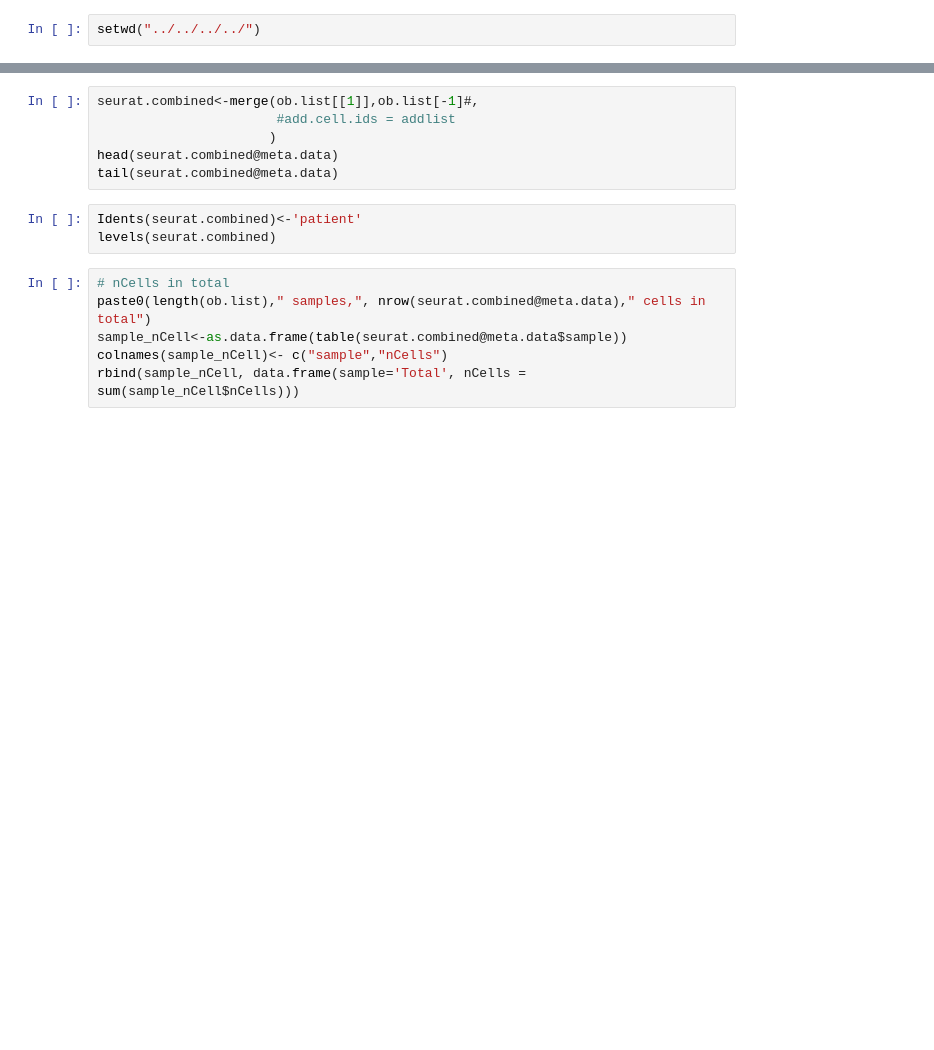
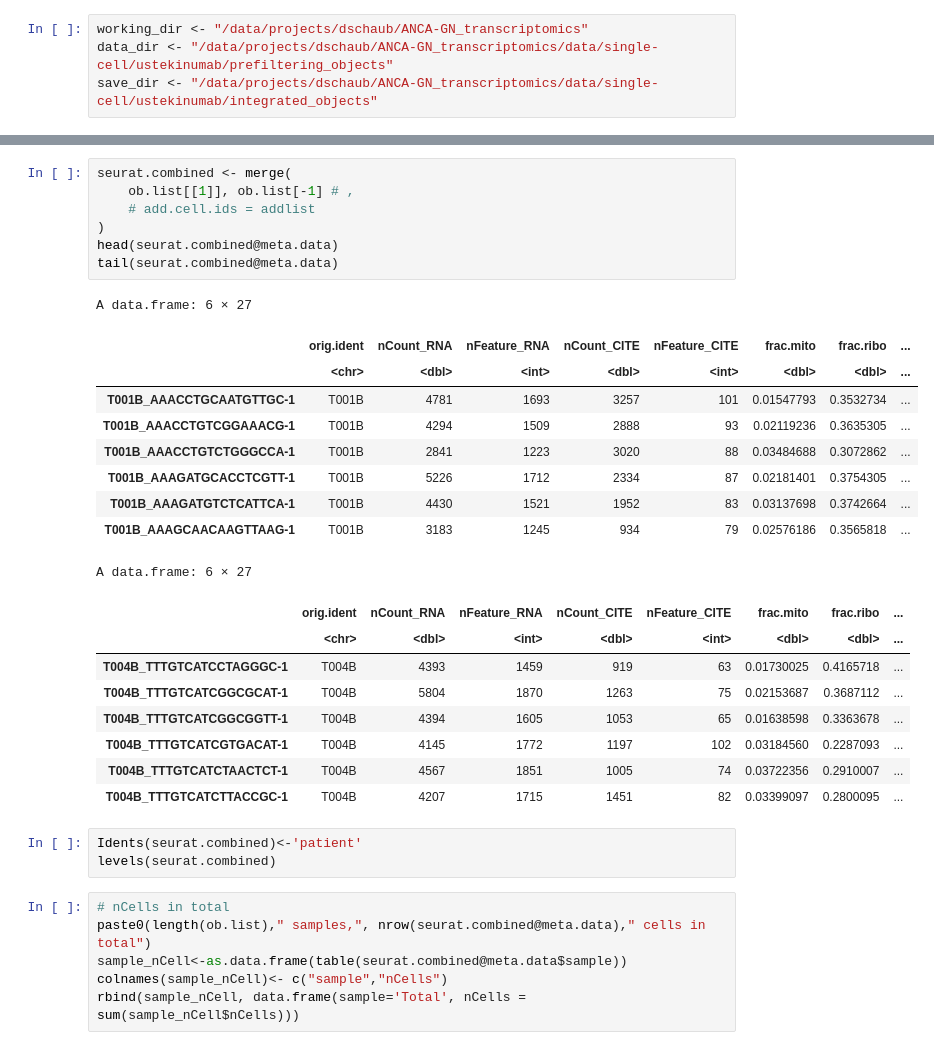
Before and after one commit to imsb-uke/ANCA-GN_transcriptomics, a Jupyter notebook: notebooks/single-cell/ustekinumab_cohort/01-Tcell_isolation/01-integrate_cluster_isolate_tcells_B.ipynb, the cells around one changed output, grey strips where cells are left out. Saved outputs shown, nothing was run; the diff lists cells and outputs as text; blank space fills up the shorter version.

Commit message:
update single-cell code

```diff
--- a/notebooks/single-cell/ustekinumab_cohort/01-Tcell_isolation/01-integrate_cluster_isolate_tcells_B.ipynb
+++ b/notebooks/single-cell/ustekinumab_cohort/01-Tcell_isolation/01-integrate_cluster_isolate_tcells_B.ipynb
@@ -1,3 +1,5 @@
 # %%
-setwd("../../../../")
+working_dir <- "/data/projects/dschaub/ANCA-GN_transcriptomics"
+data_dir <- "/data/projects/dschaub/ANCA-GN_transcriptomics/data/single-cell/ustekinumab/prefiltering_objects"
+save_dir <- "/data/projects/dschaub/ANCA-GN_transcriptomics/data/single-cell/ustekinumab/integrated_objects"
 # %%
@@ -65,9 +135,29 @@ ob.list
 # %%
-seurat.combined<-merge(ob.list[[1]],ob.list[-1]#,
-                       #add.cell.ids = addlist
-                      )
+seurat.combined <- merge(
+    ob.list[[1]], ob.list[-1] # ,
+    # add.cell.ids = addlist
+)
 head(seurat.combined@meta.data)
 tail(seurat.combined@meta.data)
+# %% [output]
+A data.frame: 6 × 27
+|  | orig.ident | nCount_RNA | nFeature_RNA | nCount_CITE | nFeature_CITE | frac.mito | frac.ribo | ... |
+|  | <chr> | <dbl> | <int> | <dbl> | <int> | <dbl> | <dbl> | ... |
+| T001B_AAACCTGCAATGTTGC-1 | T001B | 4781 | 1693 | 3257 | 101 | 0.01547793 | 0.3532734 | ... |
+| T001B_AAACCTGTCGGAAACG-1 | T001B | 4294 | 1509 | 2888 | 93 | 0.02119236 | 0.3635305 | ... |
+| T001B_AAACCTGTCTGGGCCA-1 | T001B | 2841 | 1223 | 3020 | 88 | 0.03484688 | 0.3072862 | ... |
+| T001B_AAAGATGCACCTCGTT-1 | T001B | 5226 | 1712 | 2334 | 87 | 0.02181401 | 0.3754305 | ... |
+| T001B_AAAGATGTCTCATTCA-1 | T001B | 4430 | 1521 | 1952 | 83 | 0.03137698 | 0.3742664 | ... |
+| T001B_AAAGCAACAAGTTAAG-1 | T001B | 3183 | 1245 | 934 | 79 | 0.02576186 | 0.3565818 | ... |
+A data.frame: 6 × 27
+|  | orig.ident | nCount_RNA | nFeature_RNA | nCount_CITE | nFeature_CITE | frac.mito | frac.ribo | ... |
+|  | <chr> | <dbl> | <int> | <dbl> | <int> | <dbl> | <dbl> | ... |
+| T004B_TTTGTCATCCTAGGGC-1 | T004B | 4393 | 1459 | 919 | 63 | 0.01730025 | 0.4165718 | ... |
+| T004B_TTTGTCATCGGCGCAT-1 | T004B | 5804 | 1870 | 1263 | 75 | 0.02153687 | 0.3687112 | ... |
+| T004B_TTTGTCATCGGCGGTT-1 | T004B | 4394 | 1605 | 1053 | 65 | 0.01638598 | 0.3363678 | ... |
+| T004B_TTTGTCATCGTGACAT-1 | T004B | 4145 | 1772 | 1197 | 102 | 0.03184560 | 0.2287093 | ... |
+| T004B_TTTGTCATCTAACTCT-1 | T004B | 4567 | 1851 | 1005 | 74 | 0.03722356 | 0.2910007 | ... |
+| T004B_TTTGTCATCTTACCGC-1 | T004B | 4207 | 1715 | 1451 | 82 | 0.03399097 | 0.2800095 | ... |
 # %%
 Idents(seurat.combined)<-'patient'
 levels(seurat.combined)
```
Also changed, not shown: parts of 8 cells of this notebook, 12 other files.
